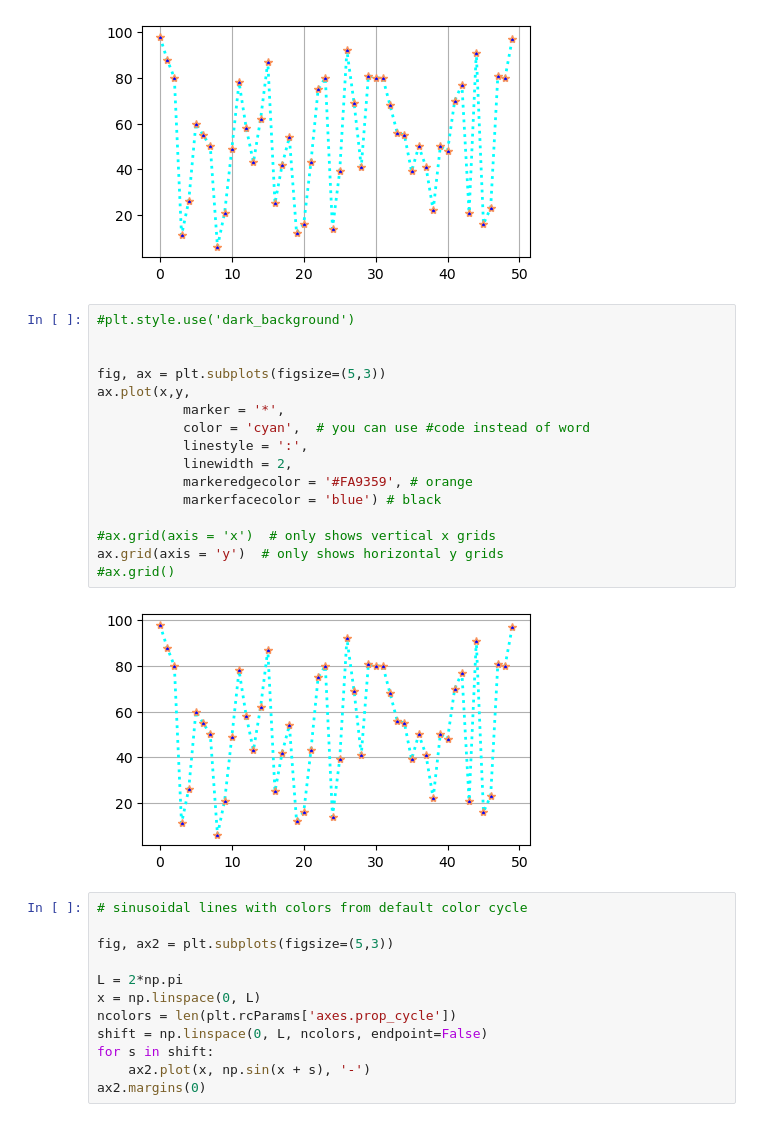
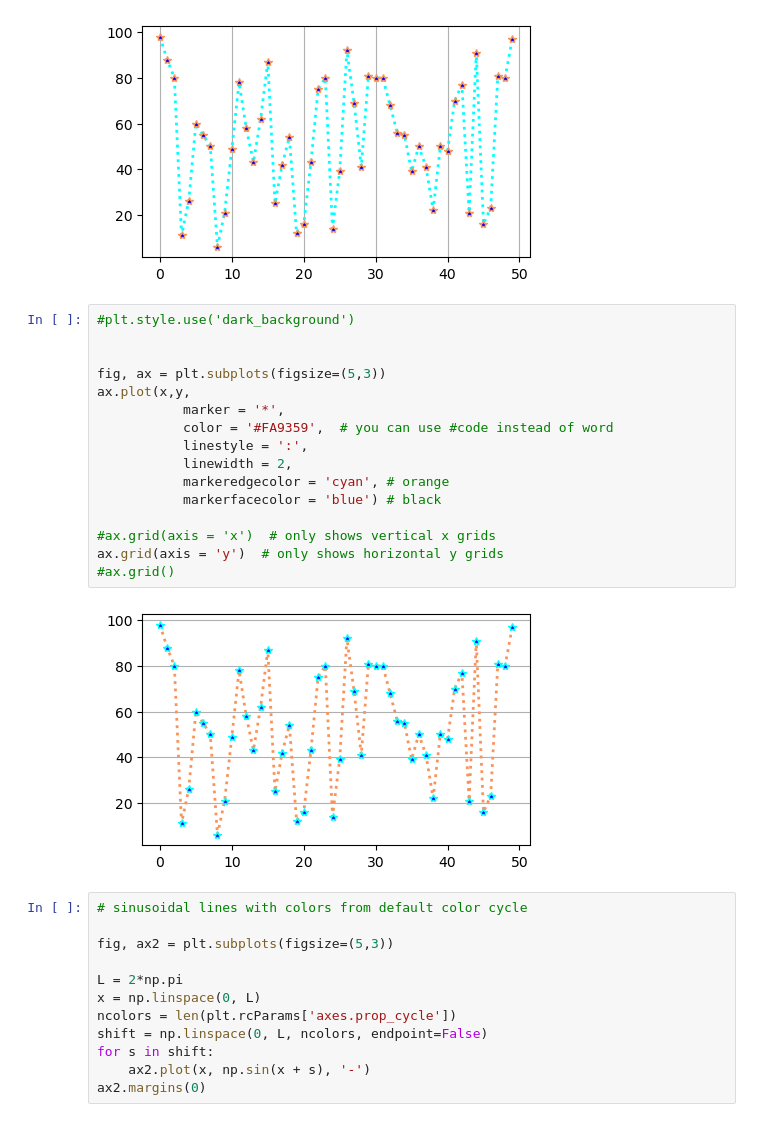
Before and after one commit to Jal247/visualization, a Jupyter notebook: 02_activities/assignments/participation/class1.ipynb, the cells around one changed output. Cells and saved outputs as stored; diff of their text form.

```diff
--- a/02_activities/assignments/participation/class1.ipynb
+++ b/02_activities/assignments/participation/class1.ipynb
@@ -126,21 +131,21 @@ ax.grid(axis = 'x')  # only shows vertical x grids
 # %%
 #plt.style.use('dark_background')
 
 
 fig, ax = plt.subplots(figsize=(5,3))
 ax.plot(x,y,
            marker = '*',
-           color = 'cyan',  # you can use #code instead of word
+           color = '#FA9359',  # you can use #code instead of word
            linestyle = ':',
            linewidth = 2,
-           markeredgecolor = '#FA9359', # orange
+           markeredgecolor = 'cyan', # orange
            markerfacecolor = 'blue') # black
 
 #ax.grid(axis = 'x')  # only shows vertical x grids
 ax.grid(axis = 'y')  # only shows horizontal y grids
 #ax.grid()
 # %% [output]
-[figure, old version]
+[figure, new version]
 # %%
 # sinusoidal lines with colors from default color cycle
 
```
Also changed, not shown: parts of 8 cells of this notebook.
